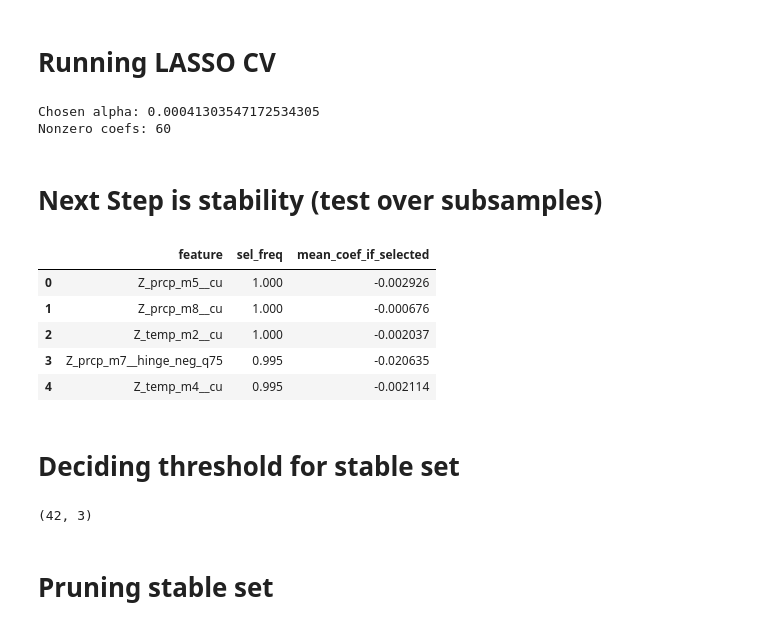
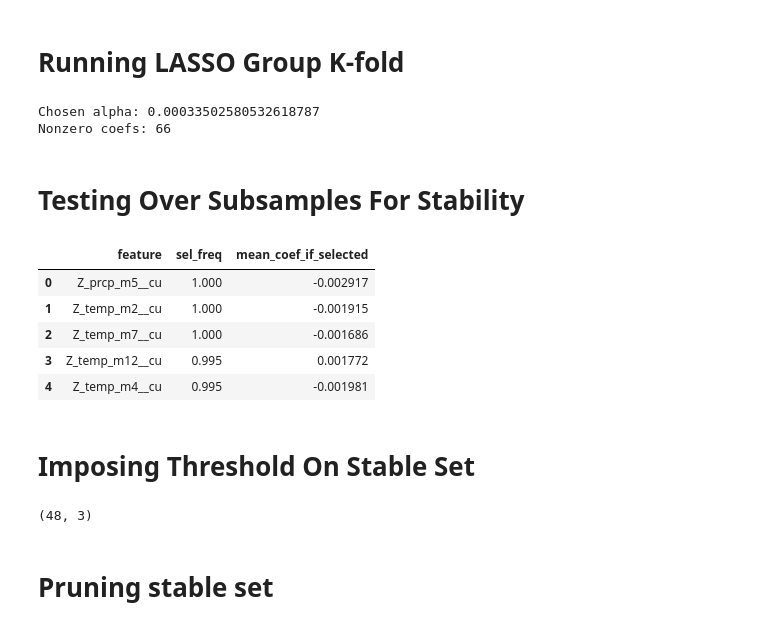
Before and after one commit to adrymmm/iv_weather_yields_selection, a Jupyter notebook: nonlinear_search.ipynb, the cells around one changed output. Drawn from its saved outputs; the diff is of its cells as text; code cells hidden in the pictures.

```diff
--- a/nonlinear_search.ipynb
+++ b/nonlinear_search.ipynb
@@ -137,16 +124,20 @@ Index(['Z_temp_m2', 'Z_temp_m4', 'Z_temp_m5', 'Z_temp_m6', 'Z_temp_m7',
        'Z_prcp_m3__hinge_pos_q75', 'Z_prcp_m3__hinge_neg_q75'],
       dtype='object', length=150)
 # %% [markdown]
-# Running LASSO CV
+# Running LASSO Group K-fold
 # %%
 X_vals = X_nonlinear.values
 y_vals = y_dm.values
 
+groups = X_nonlinear.index.get_level_values("entity_id").to_numpy()
+
+gkf = GroupKFold(n_splits=5)
+
 lasso_cv = LassoCV(
-    cv=5,
+    cv=gkf.split(X_vals, y_vals, groups=groups),
     alphas=100,
     max_iter=20000,
-    random_state=0
+    random_state=0,
 )
 
 lasso_cv.fit(X_vals, y_vals)
@@ -154,16 +145,16 @@ lasso_cv.fit(X_vals, y_vals)
 print("Chosen alpha:", lasso_cv.alpha_)
 print("Nonzero coefs:", np.sum(lasso_cv.coef_ != 0))
 # %% [output]
-Chosen alpha: 0.00041303547172534305
-Nonzero coefs: 60
+Chosen alpha: 0.00033502580532618787
+Nonzero coefs: 66
 # %% [markdown]
-# Next Step is stability (test over subsamples)
+# Testing Over Subsamples For Stability
 # %%
 X_all = X_nonlinear.values
 y_all = y_dm.values
 feature_names = X_nonlinear.columns.to_numpy()
 
-# Extracting alpha chosen by LassoCV
+# Extracting alpha
 alpha = float(lasso_cv.alpha_)
 
 # Resampling entities
@@ -181,9 +172,9 @@ sel_counts = np.zeros(X_all.shape[1], dtype=int)
 coef_sums = np.zeros(X_all.shape[1], dtype=float)
 
 for b in range(B):
-    # sample entities with replacement, then keep all their rows
     m = int(np.ceil(frac * len(unique_entities)))
-    sampled_ents = rng.choice(unique_entities, size=m, replace=True)
+    # Random sampling of entities
+    sampled_ents = rng.choice(unique_entities, size=m, replace=False)
 
     mask = np.isin(entities, sampled_ents)
     X_b = X_all[mask]
@@ -191,40 +182,40 @@ for b in range(B):
 
     # Fitting LASSO at fixed alpha
     model = Lasso(alpha=alpha, max_iter=20000, random_state=0)
     model.fit(X_b, y_b)
 
     nz = model.coef_ != 0
     sel_counts[nz] += 1
     coef_sums[nz] += model.coef_[nz]
 
 # Selection frequencies + mean coef conditional on selection
 sel_freq = sel_counts / B
 mean_coef = np.zeros_like(coef_sums)
 nonzero_mask = sel_counts > 0
 mean_coef[nonzero_mask] = coef_sums[nonzero_mask] / sel_counts[nonzero_mask]
 
 stable_cand = (
     pd.DataFrame(
         {
             "feature": feature_names,
             "sel_freq": sel_freq,
             "mean_coef_if_selected": mean_coef,
         }
     )
     .sort_values(["sel_freq", "feature"], ascending=[False, True])
     .reset_index(drop=True)
 )
 
 stable_cand.head()
 # %% [output]
 |  | feature | sel_freq | mean_coef_if_selected |
-| 0 | Z_prcp_m5__cu | 1.000 | -0.002926 |
-| 1 | Z_prcp_m8__cu | 1.000 | -0.000676 |
-| 2 | Z_temp_m2__cu | 1.000 | -0.002037 |
-| 3 | Z_prcp_m7__hinge_neg_q75 | 0.995 | -0.020635 |
-| 4 | Z_temp_m4__cu | 0.995 | -0.002114 |
+| 0 | Z_prcp_m5__cu | 1.000 | -0.002917 |
+| 1 | Z_temp_m2__cu | 1.000 | -0.001915 |
+| 2 | Z_temp_m7__cu | 1.000 | -0.001686 |
+| 3 | Z_temp_m12__cu | 0.995 | 0.001772 |
+| 4 | Z_temp_m4__cu | 0.995 | -0.001981 |
 # %% [markdown]
-# Deciding threshold for stable set
+# Imposing Threshold On Stable Set
 # %%
 # Descriptive stats of candidate set
 stable_cand.describe()
@@ -237,7 +228,7 @@ stable_cand = stable_cand[stable_cand["sel_freq"] > THRESH]
 
 print(stable_cand.shape)
 # %% [output]
-(42, 3)
+(48, 3)
 # %% [markdown]
 # Pruning stable set
 # %%
```
Also changed, not shown: parts of 27 cells of this notebook, 3 other files.
